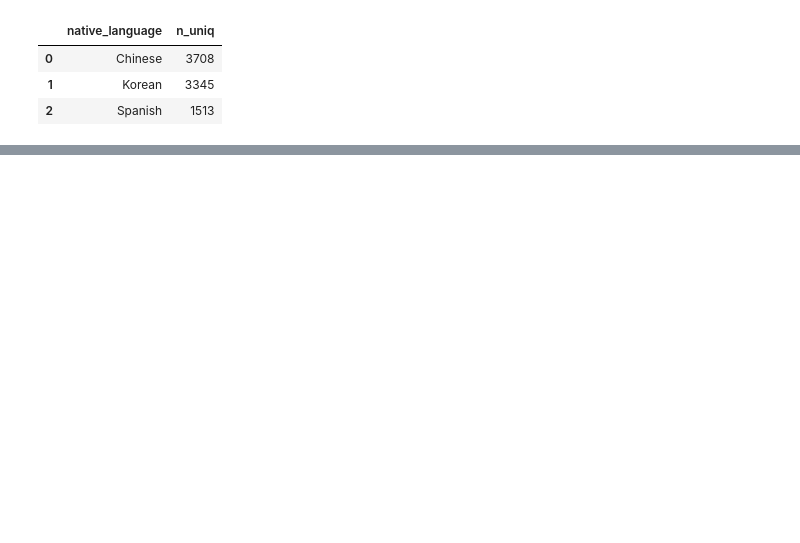
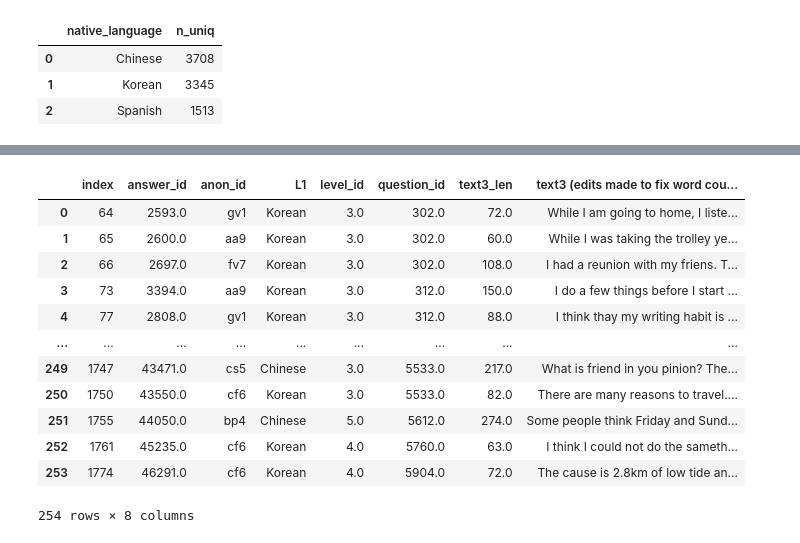
Before and after one commit to mencer456/LRDC-Research, a Jupyter notebook: SlideStats.ipynb, the cells around one changed output, grey strips where cells are left out. Saved outputs shown, nothing was run; the diff lists cells and outputs as text; code cells hidden in the pictures; blank space fills up the shorter version.

```diff
--- a/SlideStats.ipynb
+++ b/SlideStats.ipynb
@@ -98,0 +119,3 @@ unique_q
+# %%
+sac_lvls_rkc=sac_lvls_rkc.reset_index()
+sac_lvls_rkc
@@ -98,0 +384,24 @@ unique_q
+# %%
+loose34=loose
+index=0
+for i in loose34.anon_id:
+    if i not in in34_loose:
+        loose34=loose34.drop(index)
+    index+=1
+
+loose34=loose34.reset_index()
+loose34
+# %% [output]
+|  | index | answer_id | anon_id | L1 | level_id | question_id | text3_len | text3 (edits made to fix word cou... |
+| 0 | 64 | 2593.0 | gv1 | Korean | 3.0 | 302.0 | 72.0 | While I am going to home, I liste... |
+| 1 | 65 | 2600.0 | aa9 | Korean | 3.0 | 302.0 | 60.0 | While I was taking the trolley ye... |
+| 2 | 66 | 2697.0 | fv7 | Korean | 3.0 | 302.0 | 108.0 | I had a reunion with my friens. T... |
+| 3 | 73 | 3394.0 | aa9 | Korean | 3.0 | 312.0 | 150.0 | I do a few things before I start ... |
+| 4 | 77 | 2808.0 | gv1 | Korean | 3.0 | 312.0 | 88.0 | I think thay my writing habit is ... |
+| ... | ... | ... | ... | ... | ... | ... | ... | ... |
+| 249 | 1747 | 43471.0 | cs5 | Chinese | 3.0 | 5533.0 | 217.0 | What is friend in you pinion? The... |
+| 250 | 1750 | 43550.0 | cf6 | Korean | 3.0 | 5533.0 | 82.0 | There are many reasons to travel.... |
+| 251 | 1755 | 44050.0 | bp4 | Chinese | 5.0 | 5612.0 | 274.0 | Some people think Friday and Sund... |
+| 252 | 1761 | 45235.0 | cf6 | Korean | 4.0 | 5760.0 | 63.0 | I think I could not do the sameth... |
+| 253 | 1774 | 46291.0 | cf6 | Korean | 4.0 | 5904.0 | 72.0 | The cause is 2.8km of low tide an... |
+254 rows × 8 columns
```
Also changed, not shown: parts of 30 cells of this notebook.
